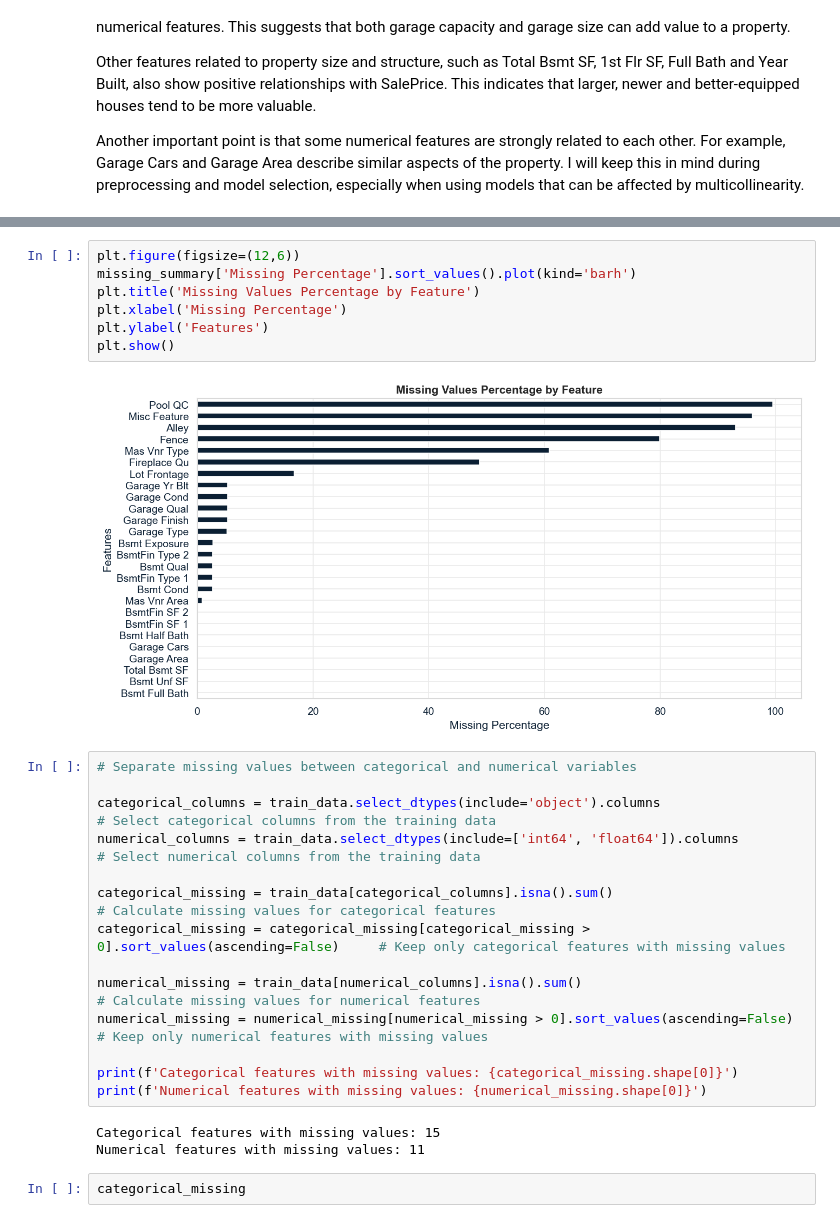
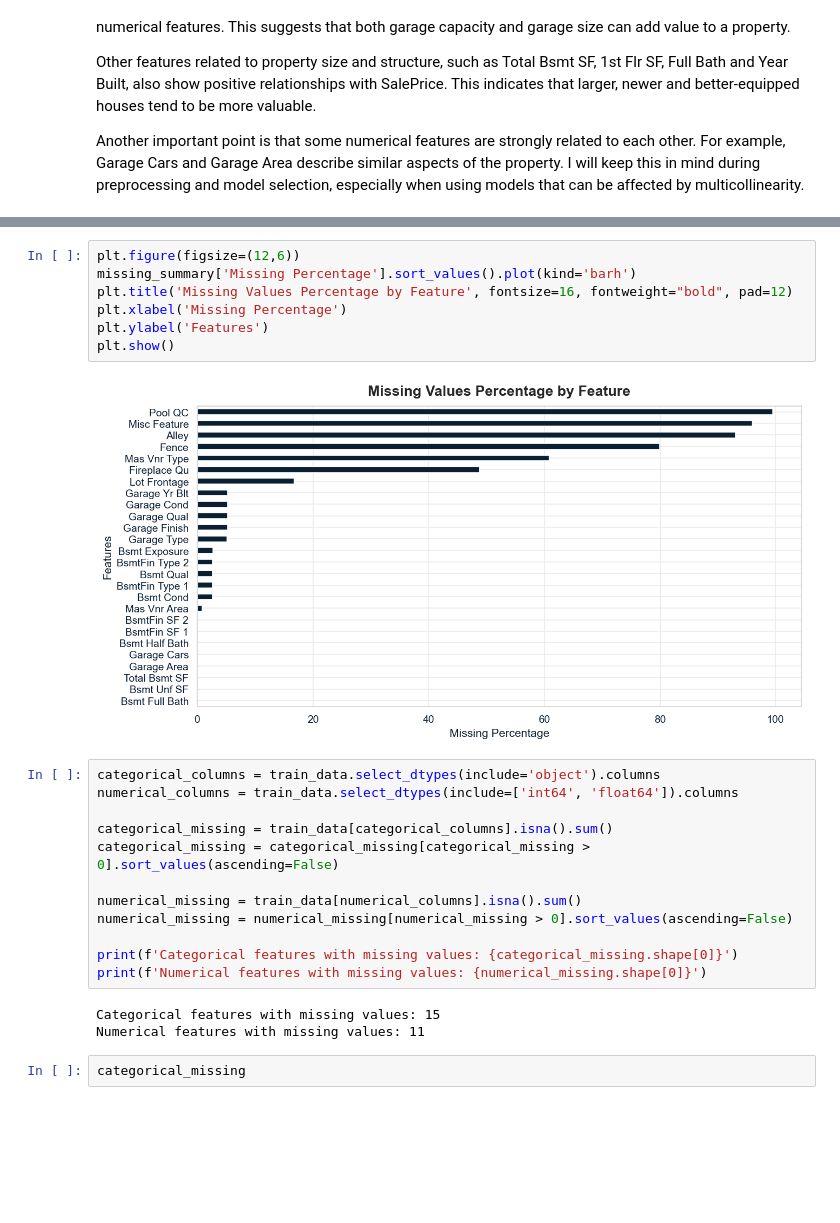
Before and after one commit to sanches-davi/ames-housing-price-prediction, a Jupyter notebook: notebooks/1. EDA.ipynb, the cells around one changed output, grey strips where cells are left out. Saved outputs shown, nothing was run; the diff lists cells and outputs as text; blank space fills up the shorter version.

```diff
--- a/notebooks/1. EDA.ipynb
+++ b/notebooks/1. EDA.ipynb
@@ -859,23 +877,21 @@ missing_summary
 # %%
 plt.figure(figsize=(12,6))
 missing_summary['Missing Percentage'].sort_values().plot(kind='barh')
-plt.title('Missing Values Percentage by Feature')
+plt.title('Missing Values Percentage by Feature', fontsize=16, fontweight="bold", pad=12)
 plt.xlabel('Missing Percentage')
 plt.ylabel('Features')
 plt.show()
 # %% [output]
-[figure, old version]
+[figure, new version]
 # %%
-# Separate missing values between categorical and numerical variables
+categorical_columns = train_data.select_dtypes(include='object').columns
+numerical_columns = train_data.select_dtypes(include=['int64', 'float64']).columns
 
-categorical_columns = train_data.select_dtypes(include='object').columns                            # Select categorical columns from the training data
-numerical_columns = train_data.select_dtypes(include=['int64', 'float64']).columns                  # Select numerical columns from the training data
+categorical_missing = train_data[categorical_columns].isna().sum()
+categorical_missing = categorical_missing[categorical_missing > 0].sort_values(ascending=False)
 
-categorical_missing = train_data[categorical_columns].isna().sum()                                  # Calculate missing values for categorical features
-categorical_missing = categorical_missing[categorical_missing > 0].sort_values(ascending=False)     # Keep only categorical features with missing values
-
-numerical_missing = train_data[numerical_columns].isna().sum()                                      # Calculate missing values for numerical features
-numerical_missing = numerical_missing[numerical_missing > 0].sort_values(ascending=False)           # Keep only numerical features with missing values
+numerical_missing = train_data[numerical_columns].isna().sum()
+numerical_missing = numerical_missing[numerical_missing > 0].sort_values(ascending=False)
 
 print(f'Categorical features with missing values: {categorical_missing.shape[0]}')
 print(f'Numerical features with missing values: {numerical_missing.shape[0]}')
```
Also changed, not shown: parts of 53 cells of this notebook.
